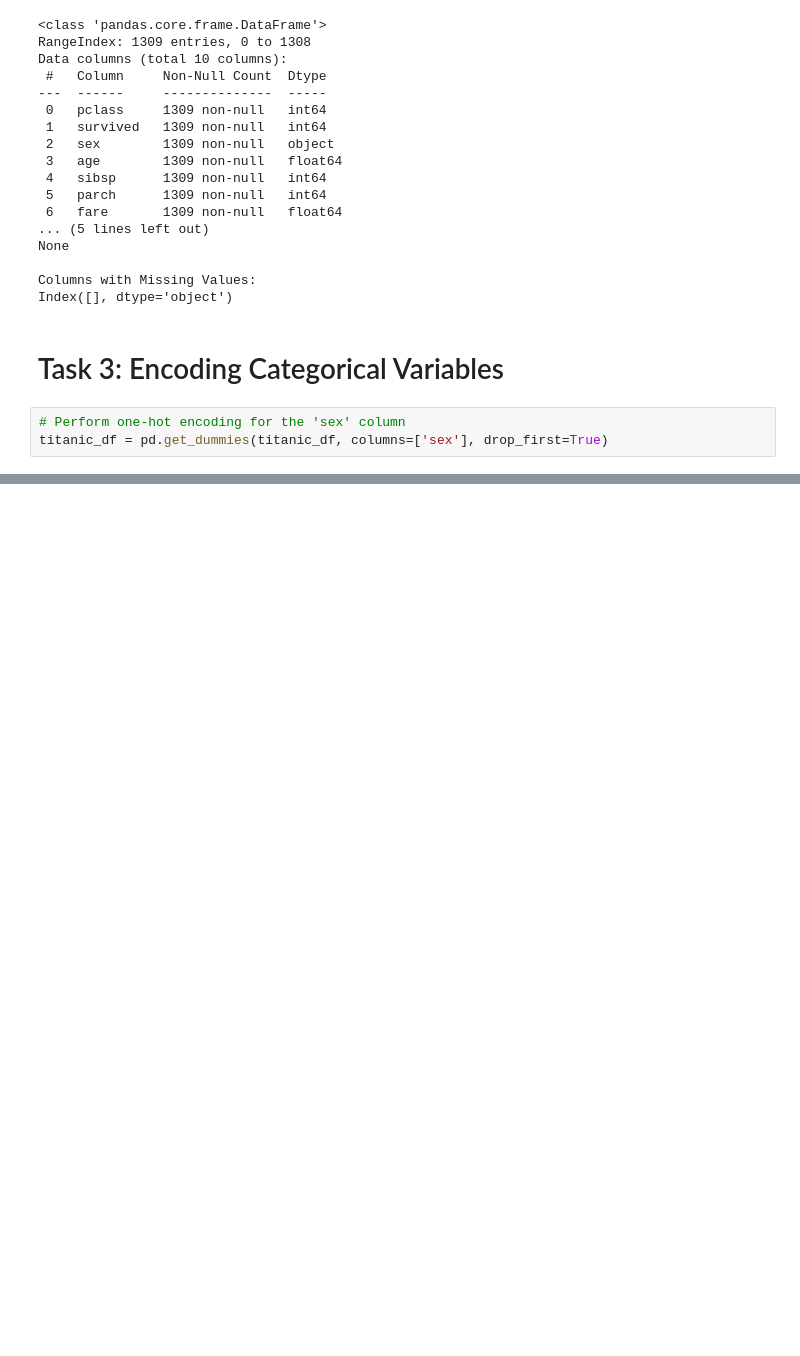
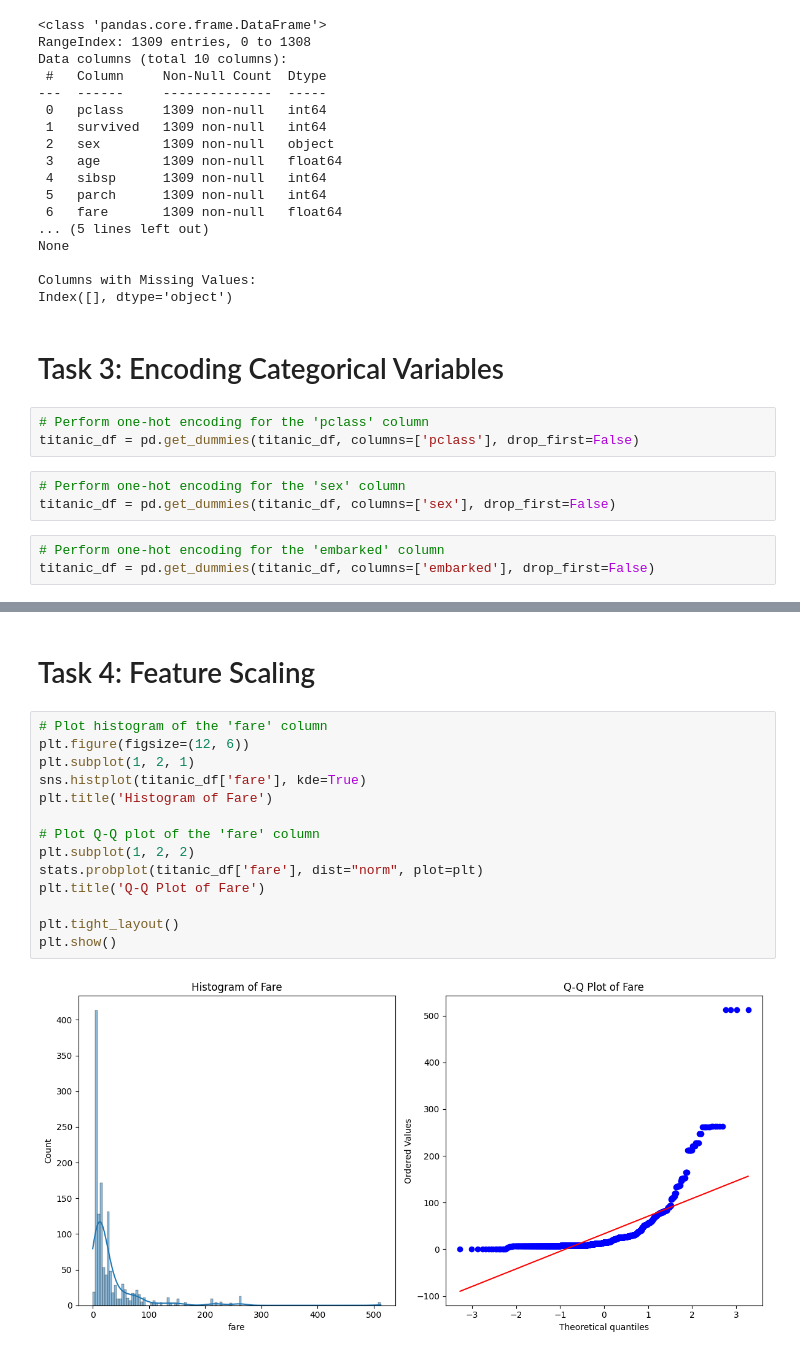
Before and after one commit to Shadowjumper3000/ML-fundamentals-2025, a Jupyter notebook: assignments/assignment_1_david_hoerz[_hoerz].ipynb, the cells around one changed output, grey strips where cells are left out. Drawn from its saved outputs; the diff is of its cells as text; blank space fills up the shorter version.

Commit message:
core(Feature Scaling): implemented feature scaling
implemented feature scaling of age and fare

```diff
--- a/assignments/assignment_1_david_hoerz[_hoerz].ipynb
+++ b/assignments/assignment_1_david_hoerz[_hoerz].ipynb
@@ -249,6 +250,12 @@ Columns with Missing Values:
 Index([], dtype='object')
 # %% [markdown]
 # Task 3: Encoding Categorical Variables
+# %%
+# Perform one-hot encoding for the 'pclass' column
+titanic_df = pd.get_dummies(titanic_df, columns=['pclass'], drop_first=False)
 # %%
 # Perform one-hot encoding for the 'sex' column
-titanic_df = pd.get_dummies(titanic_df, columns=['sex'], drop_first=True)
+titanic_df = pd.get_dummies(titanic_df, columns=['sex'], drop_first=False)
+# %%
+# Perform one-hot encoding for the 'embarked' column
+titanic_df = pd.get_dummies(titanic_df, columns=['embarked'], drop_first=False)
@@ -254,0 +283,18 @@ titanic_df = pd.get_dummies(titanic_df, columns=['sex'], drop_first=True)
+# %% [markdown]
+# Task 4: Feature Scaling
+# %%
+# Plot histogram of the 'fare' column
+plt.figure(figsize=(12, 6))
+plt.subplot(1, 2, 1)
+sns.histplot(titanic_df['fare'], kde=True)
+plt.title('Histogram of Fare')
+
+# Plot Q-Q plot of the 'fare' column
+plt.subplot(1, 2, 2)
+stats.probplot(titanic_df['fare'], dist="norm", plot=plt)
+plt.title('Q-Q Plot of Fare')
+
+plt.tight_layout()
+plt.show()
+# %% [output]
+[figure, added]
```
Also changed, not shown: parts of 6 cells of this notebook.
